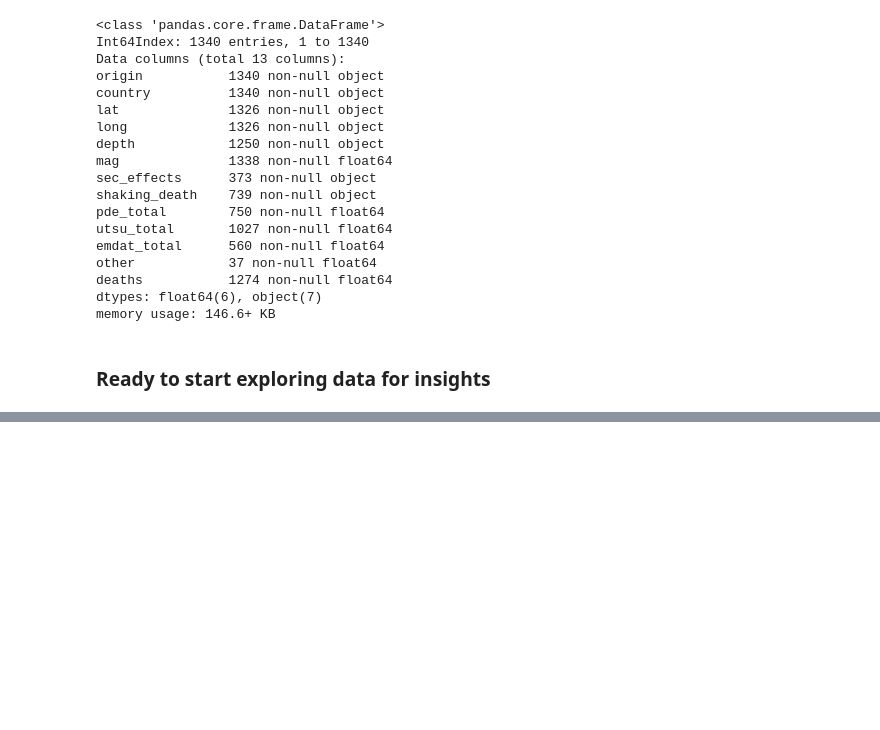
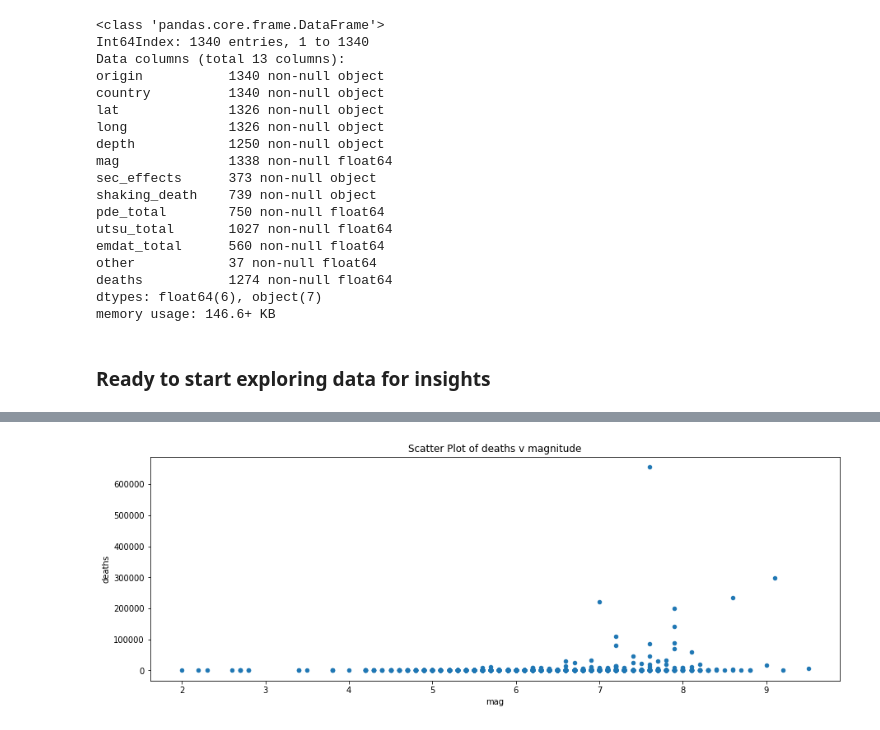
Before and after one commit to paulo-g-martinez/dq3-earthquakes, a Jupyter notebook: PM-DQ3-for-stacking.ipynb, the cells around one changed output, grey strips where cells are left out. Saved outputs shown, nothing was run; the diff lists cells and outputs as text; code cells hidden in the pictures; blank space fills up the shorter version.

```diff
--- a/PM-DQ3-for-stacking.ipynb
+++ b/PM-DQ3-for-stacking.ipynb
@@ -297,0 +309,5 @@ quake_df
+# %%
+quake_df.plot(kind = 'scatter', y='deaths', x='mag', legend = True, title = 'Scatter Plot of deaths v magnitude', figsize = (15,5))
+plt.show()
+# %% [output]
+[figure, added]
```
Also changed, not shown: parts of 22 cells of this notebook, 1 other file.
